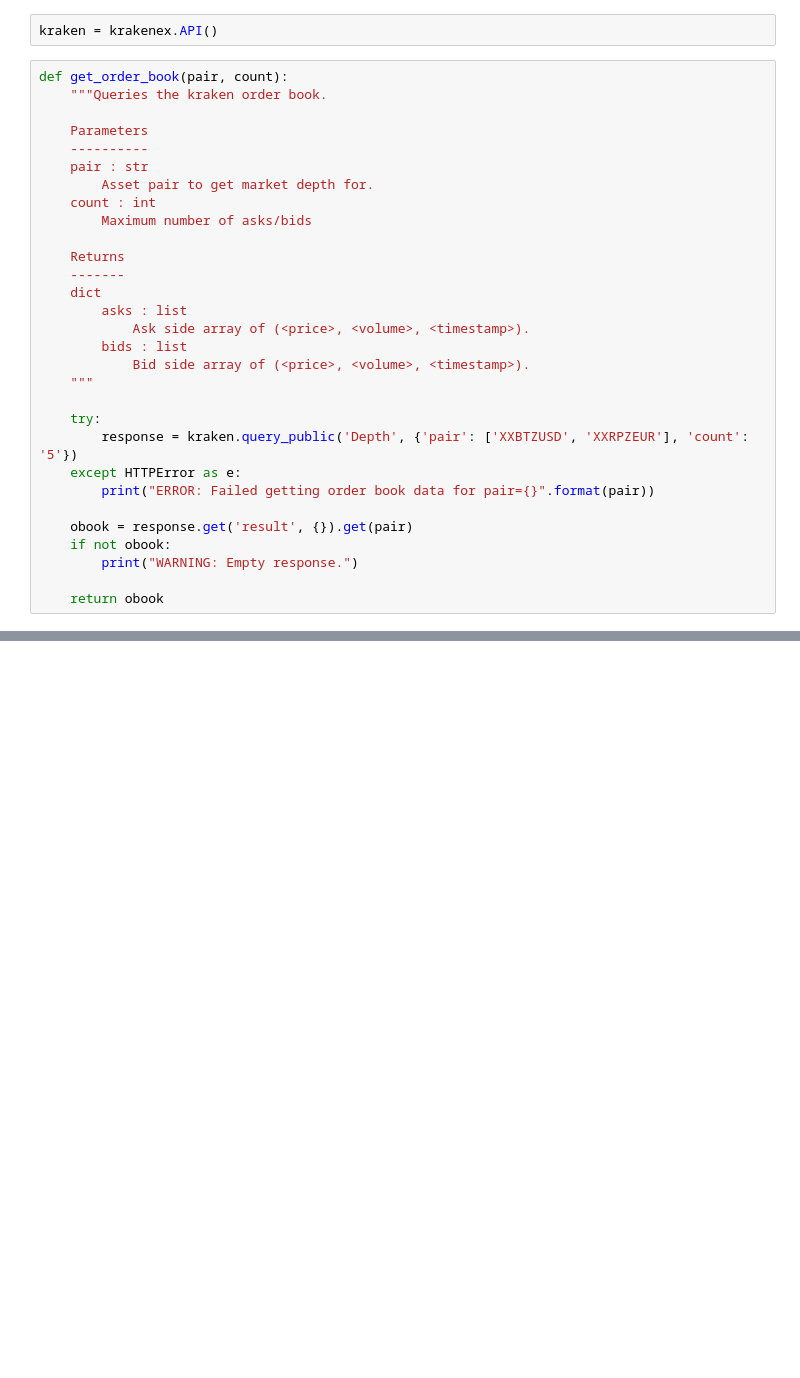
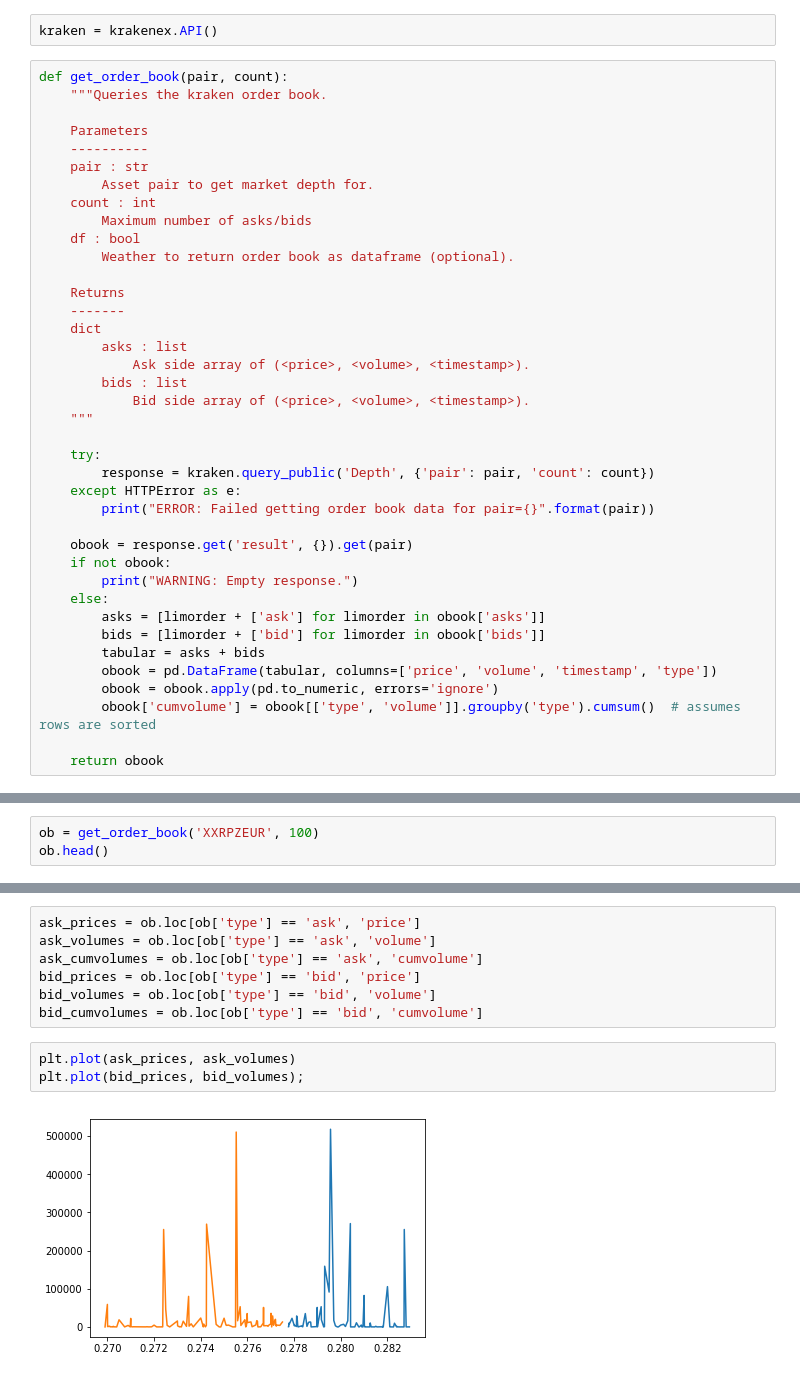
Before and after one commit to maxlamberti/orderbook-crypto-scraper, a Jupyter notebook: research/depth_compression.ipynb, the cells around one changed output, grey strips where cells are left out. Cells and saved outputs as stored; diff of their text form; blank space fills up the shorter version.

Commit message:
implement df constructor of order book

```diff
--- a/research/depth_compression.ipynb
+++ b/research/depth_compression.ipynb
@@ -14,6 +15,8 @@ def get_order_book(pair, count):
         Asset pair to get market depth for.
     count : int
         Maximum number of asks/bids
+    df : bool
+        Weather to return order book as dataframe (optional).
 
     Returns
     -------
@@ -25,12 +28,19 @@ def get_order_book(pair, count):
     """
 
     try:
-        response = kraken.query_public('Depth', {'pair': ['XXBTZUSD', 'XXRPZEUR'], 'count': '5'})
+        response = kraken.query_public('Depth', {'pair': pair, 'count': count})
     except HTTPError as e:
         print("ERROR: Failed getting order book data for pair={}".format(pair))
 
     obook = response.get('result', {}).get(pair)
     if not obook:
         print("WARNING: Empty response.")
+    else:
+        asks = [limorder + ['ask'] for limorder in obook['asks']]
+        bids = [limorder + ['bid'] for limorder in obook['bids']]
+        tabular = asks + bids
+        obook = pd.DataFrame(tabular, columns=['price', 'volume', 'timestamp', 'type'])
+        obook = obook.apply(pd.to_numeric, errors='ignore')
+        obook['cumvolume'] = obook[['type', 'volume']].groupby('type').cumsum()  # assumes rows are sorted
 
     return obook
@@ -49,0 +47,3 @@ get_order_book('XXRPZEUR', 30)
+# %%
+ob = get_order_book('XXRPZEUR', 100)
+ob.head()
@@ -49,0 +57,12 @@ get_order_book('XXRPZEUR', 30)
+# %%
+ask_prices = ob.loc[ob['type'] == 'ask', 'price']
+ask_volumes = ob.loc[ob['type'] == 'ask', 'volume']
+ask_cumvolumes = ob.loc[ob['type'] == 'ask', 'cumvolume']
+bid_prices = ob.loc[ob['type'] == 'bid', 'price']
+bid_volumes = ob.loc[ob['type'] == 'bid', 'volume']
+bid_cumvolumes = ob.loc[ob['type'] == 'bid', 'cumvolume']
+# %%
+plt.plot(ask_prices, ask_volumes)
+plt.plot(bid_prices, bid_volumes);
+# %% [output]
+[figure, added]
```
Also changed, not shown: parts of 4 cells of this notebook.
